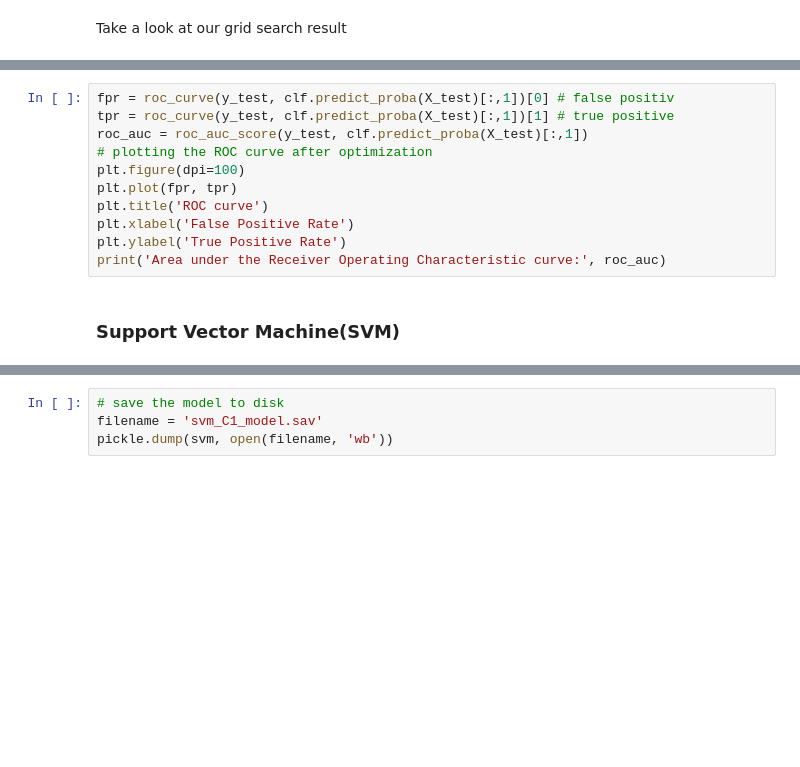
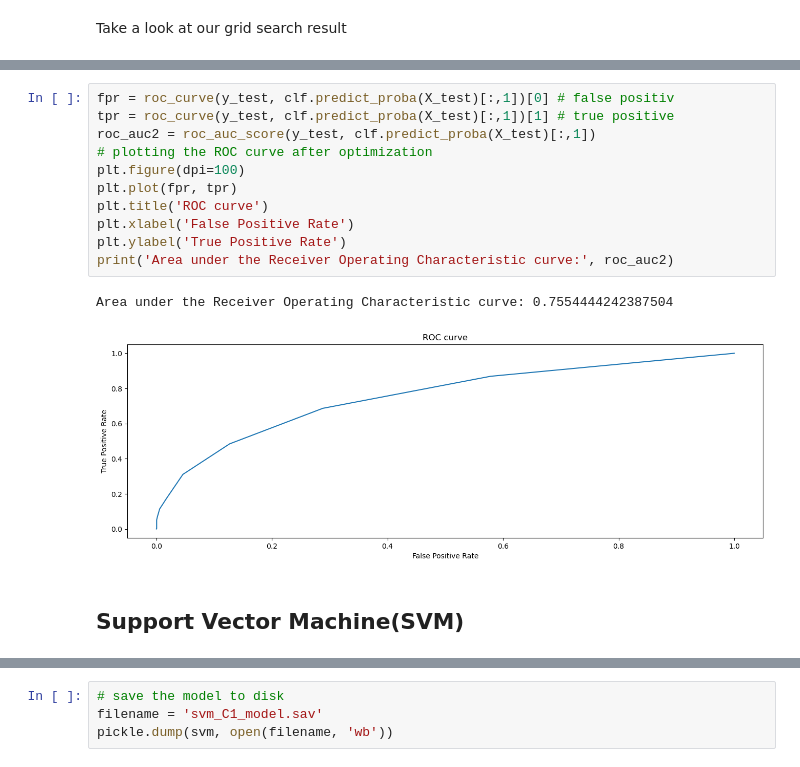
Before and after one commit to COGS118A/Group014-Sp22, a Jupyter notebook: Checkpoint_group014 (2).ipynb, the cells around one changed output, grey strips where cells are left out. Cells and saved outputs as stored; diff of their text form; blank space fills up the shorter version.

```diff
--- a/Checkpoint_group014 (2).ipynb
+++ b/Checkpoint_group014 (2).ipynb
@@ -709,16 +839,19 @@ plt.show()
 # %%
 fpr = roc_curve(y_test, clf.predict_proba(X_test)[:,1])[0] # false positiv
 tpr = roc_curve(y_test, clf.predict_proba(X_test)[:,1])[1] # true positive
-roc_auc = roc_auc_score(y_test, clf.predict_proba(X_test)[:,1])
+roc_auc2 = roc_auc_score(y_test, clf.predict_proba(X_test)[:,1])
 # plotting the ROC curve after optimization
 plt.figure(dpi=100)
 plt.plot(fpr, tpr)
 plt.title('ROC curve')
 plt.xlabel('False Positive Rate')
 plt.ylabel('True Positive Rate')
-print('Area under the Receiver Operating Characteristic curve:', roc_auc)
+print('Area under the Receiver Operating Characteristic curve:', roc_auc2)
+# %% [output]
+Area under the Receiver Operating Characteristic curve: 0.7554444242387504
+[figure, added]
 # %% [markdown]
-### Support Vector Machine(SVM)
+## Support Vector Machine(SVM)
 # %%
 # use a linear kernel and C = 1 our SVM model and set random_state to 0
 from sklearn import metrics
```
Also changed, not shown: parts of 53 cells of this notebook, 7 other files.
